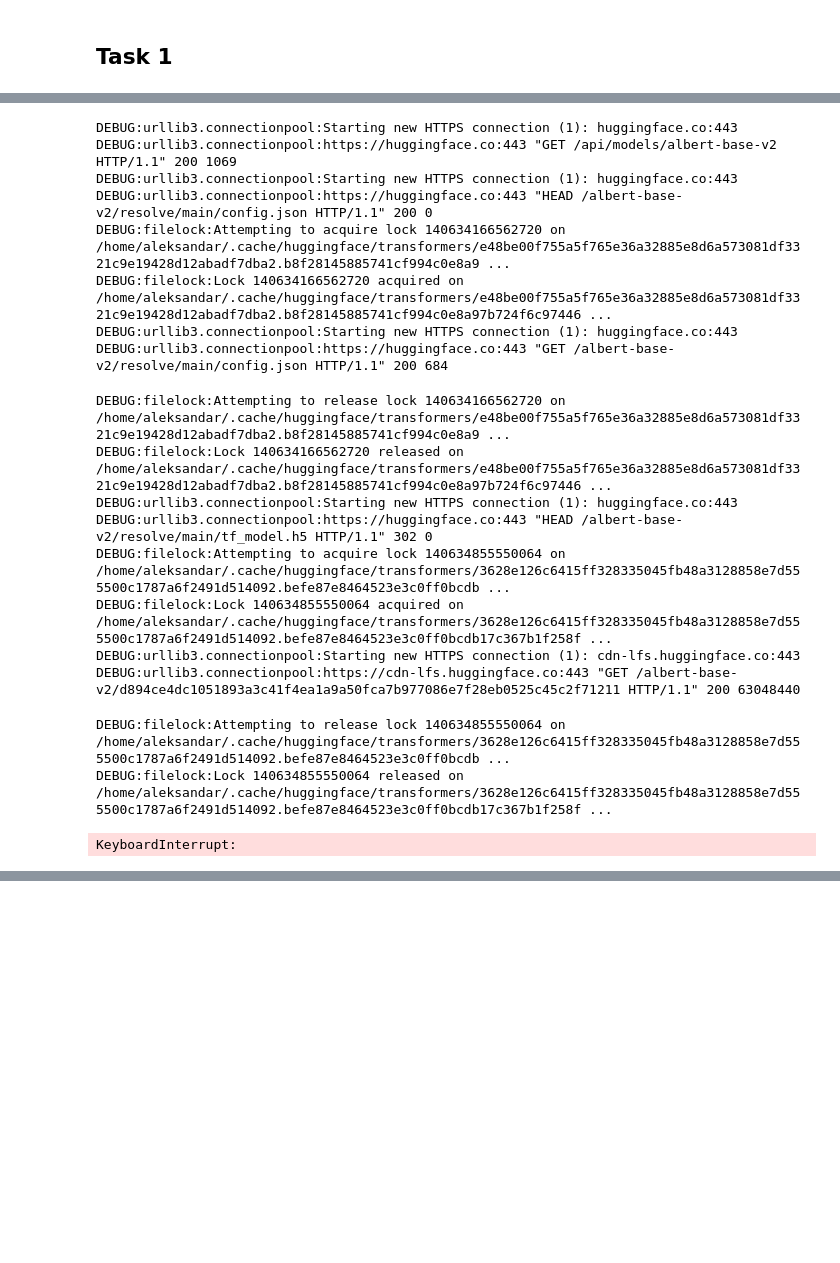
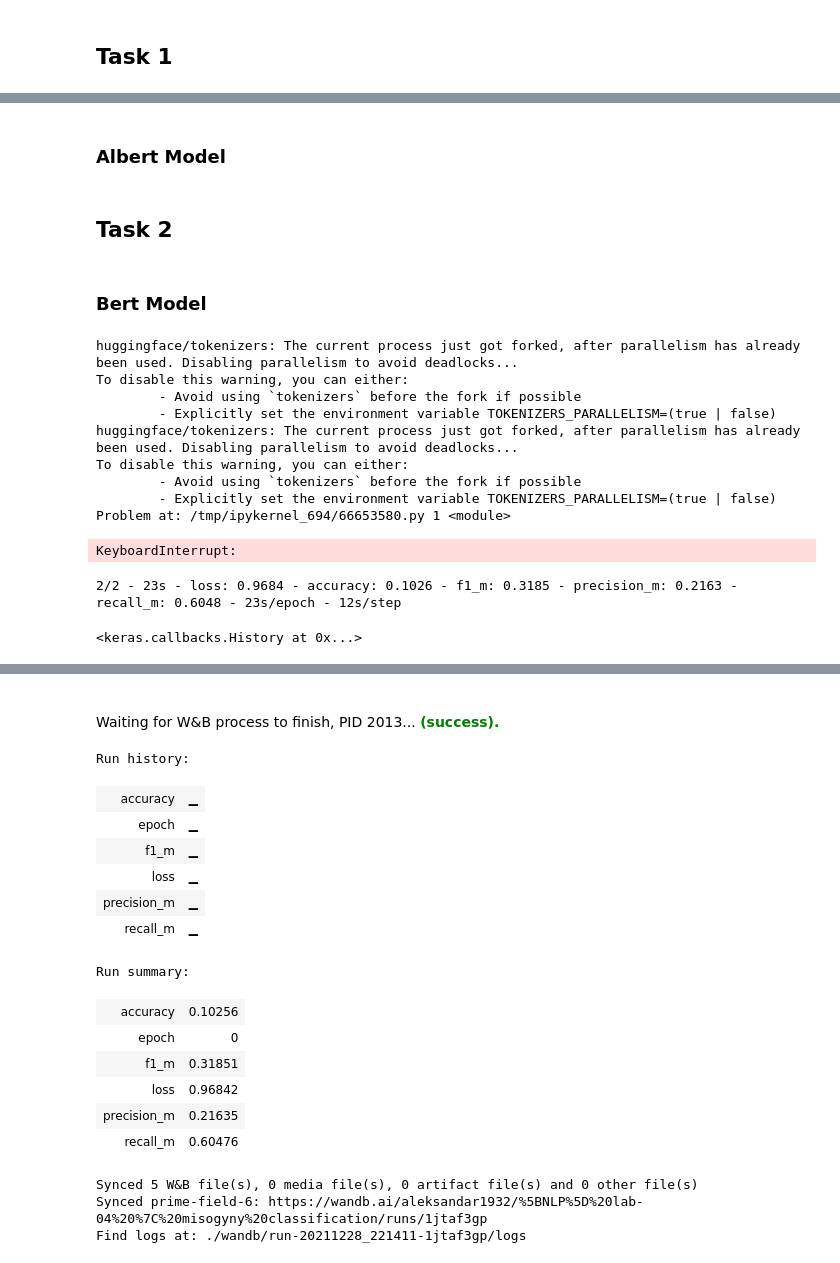
Before and after one commit to Aleksandar1932/NLP_2021, a Jupyter notebook: Laboratory Exercises/4/Misogeny Classification.ipynb, the cells around one changed output, grey strips where cells are left out. Saved outputs shown, nothing was run; the diff lists cells and outputs as text; code cells hidden in the pictures; blank space fills up the shorter version.

```diff
--- a/Laboratory Exercises/4/Misogeny Classification.ipynb
+++ b/Laboratory Exercises/4/Misogeny Classification.ipynb
@@ -218,27 +221,38 @@ You should probably TRAIN this model on a down-stream task to be able to use it
+# %% [markdown]
+### Albert Model
+# %% [markdown]
+## Task 2
+# %%
+num_classes = 4
+# %% [markdown]
+### Bert Model
+# %%
+run = wandb.init(project=WANDB_PROJECT_NAME, job_type="training")
+model, train_input_ids, train_attention_masks, test_input_ids, test_attention_masks = get_model_and_data(
+    TFBertForSequenceClassification, num_classes, X_train, X_test)
+# %% [output]
+huggingface/tokenizers: The current process just got forked, after parallelism has already been used. Disabling parallelism to avoid deadlocks...
+To disable this warning, you can either:
+        - Avoid using `tokenizers` before the fork if possible
+        - Explicitly set the environment variable TOKENIZERS_PARALLELISM=(true | false)
+huggingface/tokenizers: The current process just got forked, after parallelism has already been used. Disabling parallelism to avoid deadlocks...
+To disable this warning, you can either:
+        - Avoid using `tokenizers` before the fork if possible
+        - Explicitly set the environment variable TOKENIZERS_PARALLELISM=(true | false)
+Problem at: /tmp/ipykernel_694/66653580.py 1 <module>
+KeyboardInterrupt:
+# %%
+model.compile(optimizer=Adam(learning_rate=0.01), loss="categorical_crossentropy",
+              metrics=["accuracy", f1_m, precision_m, recall_m])
 # %%
-bert_classification_model = TFAlbertForSequenceClassification.from_pretrained('albert-base-v2', num_labels = len(set(y_task1)))
-bert_classification_model.compile(optimizer=Adam(learning_rate=0.01),
-                                  loss=binary_crossentropy,
-                                  metrics=['accuracy'])
-
-bert_classification_model.fit([np.array(train_input_ids), np.array(train_attention_masks)], np.array(y_task1), batch_size=50, epochs=1, verbose=2)
+model.fit([np.array(train_input_ids), np.array(train_attention_masks)],
+          np.array(y_train_task2), batch_size=70, epochs=1, verbose=2,
+          callbacks=[WandbCallback()])
 # %% [output]
-DEBUG:urllib3.connectionpool:Starting new HTTPS connection (1): huggingface.co:443
-DEBUG:urllib3.connectionpool:https://huggingface.co:443 "GET /api/models/albert-base-v2 HTTP/1.1" 200 1069
-DEBUG:urllib3.connectionpool:Starting new HTTPS connection (1): huggingface.co:443
-DEBUG:urllib3.connectionpool:https://huggingface.co:443 "HEAD /albert-base-v2/resolve/main/config.json HTTP/1.1" 200 0
-DEBUG:filelock:Attempting to acquire lock 140634166562720 on /home/aleksandar/.cache/huggingface/transformers/e48be00f755a5f765e36a32885e8d6a573081df3321c9e19428d12abadf7dba2.b8f28145885741cf994c0e8a9 ...
-DEBUG:filelock:Lock 140634166562720 acquired on /home/aleksandar/.cache/huggingface/transformers/e48be00f755a5f765e36a32885e8d6a573081df3321c9e19428d12abadf7dba2.b8f28145885741cf994c0e8a97b724f6c97446 ...
-DEBUG:urllib3.connectionpool:Starting new HTTPS connection (1): huggingface.co:443
-DEBUG:urllib3.connectionpool:https://huggingface.co:443 "GET /albert-base-v2/resolve/main/config.json HTTP/1.1" 200 684
+2/2 - 23s - loss: 0.9684 - accuracy: 0.1026 - f1_m: 0.3185 - precision_m: 0.2163 - recall_m: 0.6048 - 23s/epoch - 12s/step
-DEBUG:filelock:Attempting to release lock 140634166562720 on /home/aleksandar/.cache/huggingface/transformers/e48be00f755a5f765e36a32885e8d6a573081df3321c9e19428d12abadf7dba2.b8f28145885741cf994c0e8a9 ...
-DEBUG:filelock:Lock 140634166562720 released on /home/aleksandar/.cache/huggingface/transformers/e48be00f755a5f765e36a32885e8d6a573081df3321c9e19428d12abadf7dba2.b8f28145885741cf994c0e8a97b724f6c97446 ...
-DEBUG:urllib3.connectionpool:Starting new HTTPS connection (1): huggingface.co:443
-DEBUG:urllib3.connectionpool:https://huggingface.co:443 "HEAD /albert-base-v2/resolve/main/tf_model.h5 HTTP/1.1" 302 0
-DEBUG:filelock:Attempting to acquire lock 140634855550064 on /home/aleksandar/.cache/huggingface/transformers/3628e126c6415ff328335045fb48a3128858e7d555500c1787a6f2491d514092.befe87e8464523e3c0ff0bcdb ...
-DEBUG:filelock:Lock 140634855550064 acquired on /home/aleksandar/.cache/huggingface/transformers/3628e126c6415ff328335045fb48a3128858e7d555500c1787a6f2491d514092.befe87e8464523e3c0ff0bcdb17c367b1f258f ...
-DEBUG:urllib3.connectionpool:Starting new HTTPS connection (1): cdn-lfs.huggingface.co:443
-DEBUG:urllib3.connectionpool:https://cdn-lfs.huggingface.co:443 "GET /albert-base-v2/d894ce4dc1051893a3c41f4ea1a9a50fca7b977086e7f28eb0525c45c2f71211 HTTP/1.1" 200 63048440
+<keras.callbacks.History at 0x...>
-DEBUG:filelock:Attempting to release lock 140634855550064 on /home/aleksandar/.cache/huggingface/transformers/3628e126c6415ff328335045fb48a3128858e7d555500c1787a6f2491d514092.befe87e8464523e3c0ff0bcdb ...
-DEBUG:filelock:Lock 140634855550064 released on /home/aleksandar/.cache/huggingface/transformers/3628e126c6415ff328335045fb48a3128858e7d555500c1787a6f2491d514092.befe87e8464523e3c0ff0bcdb17c367b1f258f ...
-KeyboardInterrupt:
+# %%
+model.evaluate([np.array(test_input_ids), np.array(
+    test_attention_masks)], np.array(y_test_task2), batch_size=70, verbose=2)
+run.finish()
+# %% [output]
@@ -244,0 +262,18 @@ KeyboardInterrupt:
+Waiting for W&B process to finish, PID 2013... (success).
+Run history:
+| accuracy | ▁ |
+| epoch | ▁ |
+| f1_m | ▁ |
+| loss | ▁ |
+| precision_m | ▁ |
+| recall_m | ▁ |
+Run summary:
+| accuracy | 0.10256 |
+| epoch | 0 |
+| f1_m | 0.31851 |
+| loss | 0.96842 |
+| precision_m | 0.21635 |
+| recall_m | 0.60476 |
+Synced 5 W&B file(s), 0 media file(s), 0 artifact file(s) and 0 other file(s)
+Synced prime-field-6: https://wandb.ai/aleksandar1932/%5BNLP%5D%20lab-04%20%7C%20misogyny%20classification/runs/1jtaf3gp
+Find logs at: ./wandb/run-20211228_221411-1jtaf3gp/logs
```
Also changed, not shown: parts of 16 cells of this notebook.
